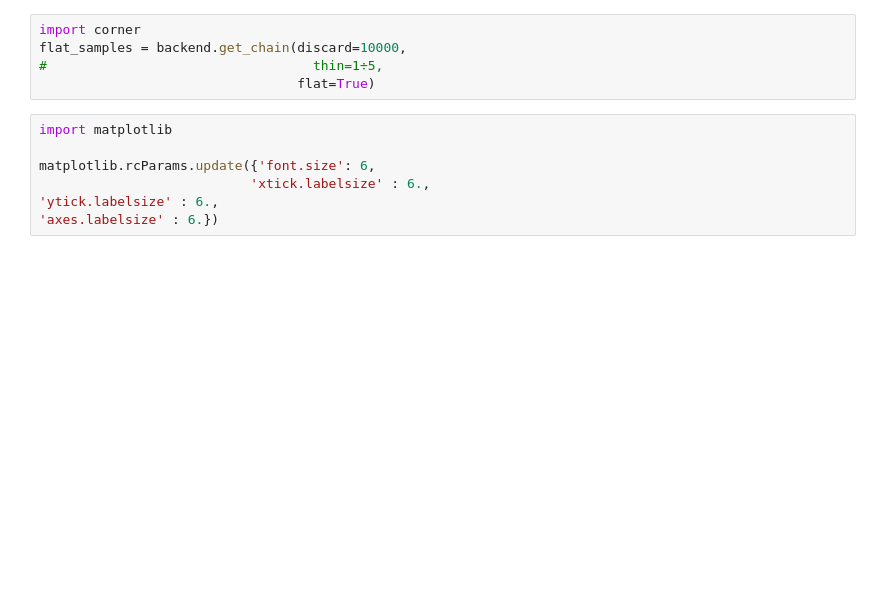
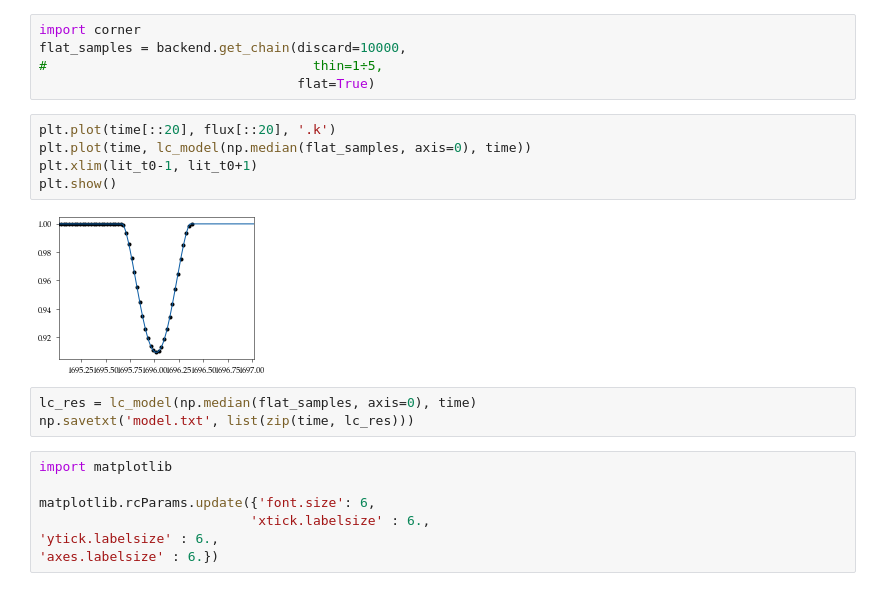
Before and after one commit to danhey/adra, a Jupyter notebook: ELLC model-multiple.ipynb, the cells around one changed output. Cells and saved outputs as stored; diff of their text form; blank space fills up the shorter version.

```diff
--- a/ELLC model-multiple.ipynb
+++ b/ELLC model-multiple.ipynb
@@ -284,6 +284,16 @@ import corner
 flat_samples = backend.get_chain(discard=10000,
 #                                  thin=1÷5,
                                  flat=True)
+# %%
+plt.plot(time[::20], flux[::20], '.k')
+plt.plot(time, lc_model(np.median(flat_samples, axis=0), time))
+plt.xlim(lit_t0-1, lit_t0+1)
+plt.show()
+# %% [output]
+[figure, added]
+# %%
+lc_res = lc_model(np.median(flat_samples, axis=0), time)
+np.savetxt('model.txt', list(zip(time, lc_res)))
 # %%
 import matplotlib
 
```
Also changed, not shown: parts of 7 cells of this notebook, 2 other files.
